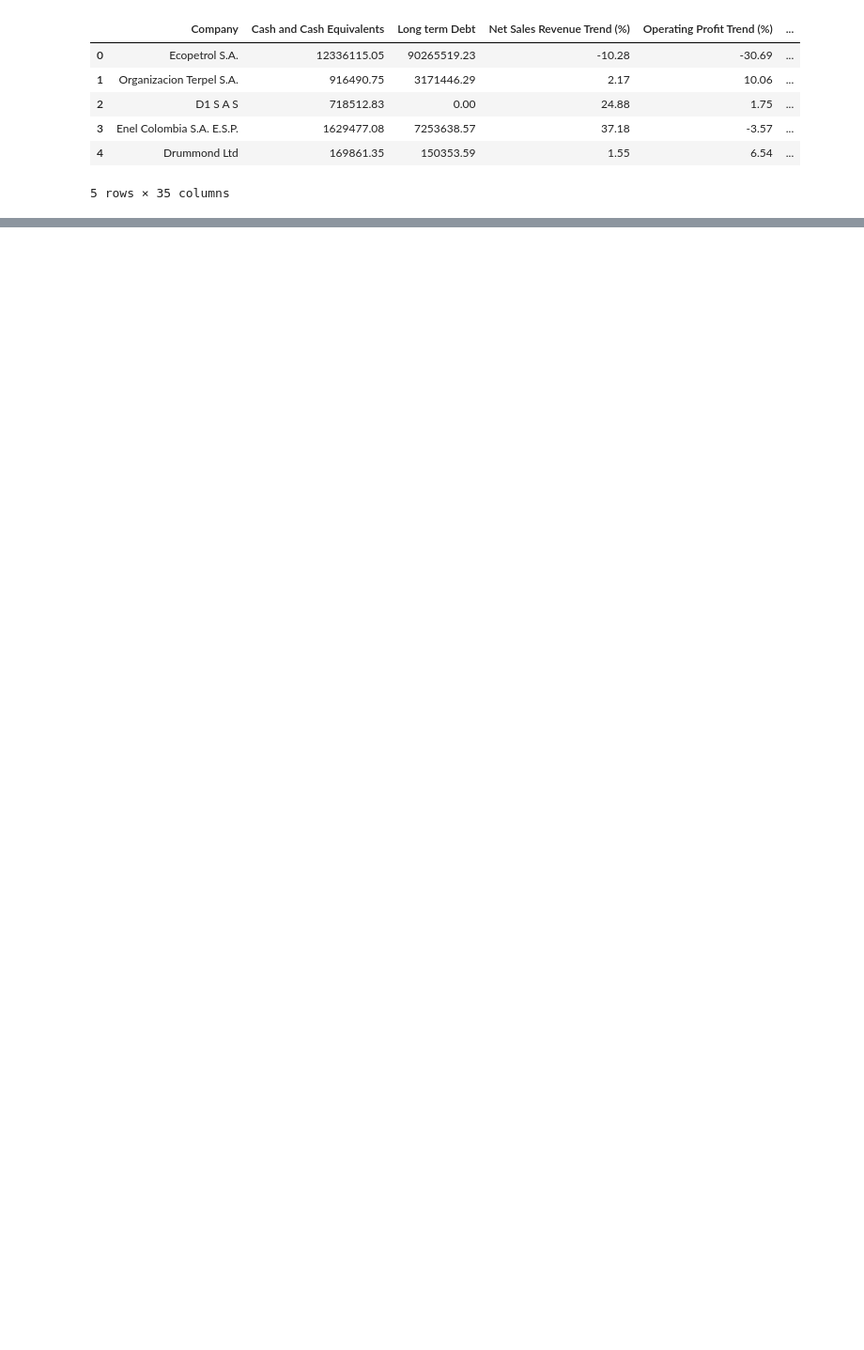
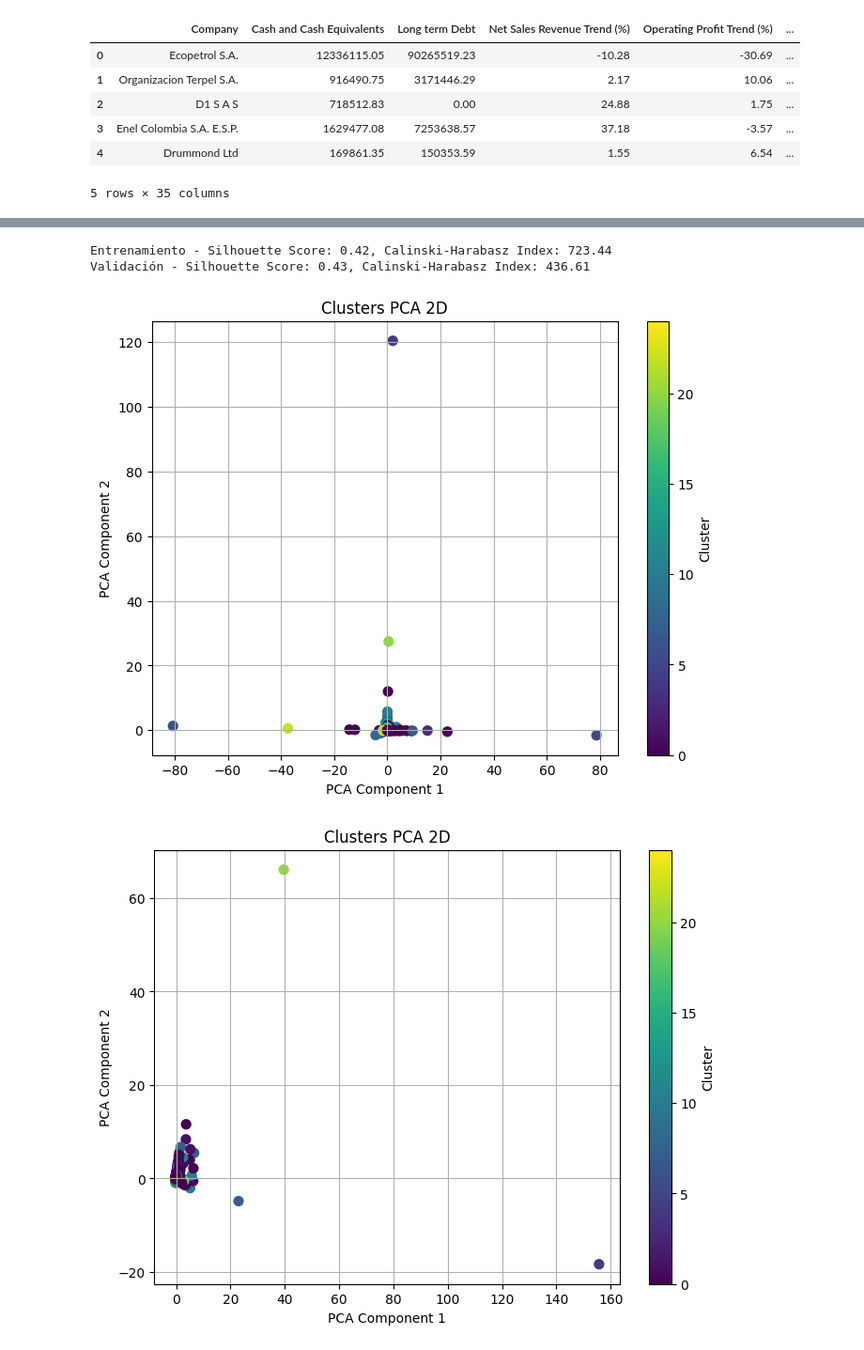
Before and after one commit to juanDango/ProyectoCienciaDatos, a Jupyter notebook: pipeline_data_preparation.ipynb, the cells around one changed output, grey strips where cells are left out. Shown at 94% size. Drawn from its saved outputs; the diff is of its cells as text; code cells hidden in the pictures; blank space fills up the shorter version.

```diff
--- a/pipeline_data_preparation.ipynb
+++ b/pipeline_data_preparation.ipynb
@@ -282,0 +400,60 @@ clean_df.head()
+# %%
+def kmeans_clustering(train_data, val_data, n_clusters=28, random_state=42):
+    # Entrenar el modelo en los datos de entrenamiento
+    kmeans = KMeans(n_clusters=n_clusters, random_state=random_state)
+    train_labels = kmeans.fit_predict(train_data)
+
+    # Evaluación en los datos de entrenamiento
+    train_silhouette = silhouette_score(train_data, train_labels)
+    train_calinski = calinski_harabasz_score(train_data, train_labels)
+
+    # Validación
+    val_labels = kmeans.predict(val_data)
+    val_silhouette = silhouette_score(val_data, val_labels)
+    val_calinski = calinski_harabasz_score(val_data, val_labels)
+
+    # Resultados
+    results = {
+        "train": {"silhouette": train_silhouette, "calinski": train_calinski, "labels": train_labels},
+        "validation": {"silhouette": val_silhouette, "calinski": val_calinski, "labels": val_labels},
+        "model": kmeans
+    }
+
+    return results
+
+def plot_clusters_pca_2d(data, labels, title="Clusters PCA 2D"):
+    """
+    Reduce las dimensiones del dataset a 2 usando PCA y visualiza los clusters.
+
+    Parámetros:
+        data: Dataset original (más de 2 dimensiones).
+        labels: Etiquetas de cluster para cada punto.
+        title: Título del gráfico.
+    """
+    pca = PCA(n_components=2)
+    reduced_data = pca.fit_transform(data)
+
+    plt.figure(figsize=(8, 6))
+    plt.scatter(reduced_data[:, 0], reduced_data[:, 1], c=labels, cmap='viridis', s=50)
+    plt.title(title)
+    plt.xlabel('PCA Component 1')
+    plt.ylabel('PCA Component 2')
+    plt.colorbar(label='Cluster')
+    plt.grid(True)
+    plt.show()
+
+# Aplicar el modelo K-Means
+n_clusters = 25  # Número de clusters
+results = kmeans_clustering(train_data, val_data, n_clusters=n_clusters)
+
+# Imprimir métricas
+print(f"Entrenamiento - Silhouette Score: {results['train']['silhouette']:.2f}, Calinski-Harabasz Index: {results['train']['calinski']:.2f}")
+print(f"Validación - Silhouette Score: {results['validation']['silhouette']:.2f}, Calinski-Harabasz Index: {results['validation']['calinski']:.2f}")
+
+plot_clusters_pca_2d(train_data, results['train']['labels'])
+plot_clusters_pca_2d(val_data, results['validation']['labels'])
+# %% [output]
+Entrenamiento - Silhouette Score: 0.42, Calinski-Harabasz Index: 723.44
+Validación - Silhouette Score: 0.43, Calinski-Harabasz Index: 436.61
+[figure, added]
+[figure, added]
```
Also changed, not shown: parts of 9 cells of this notebook.
